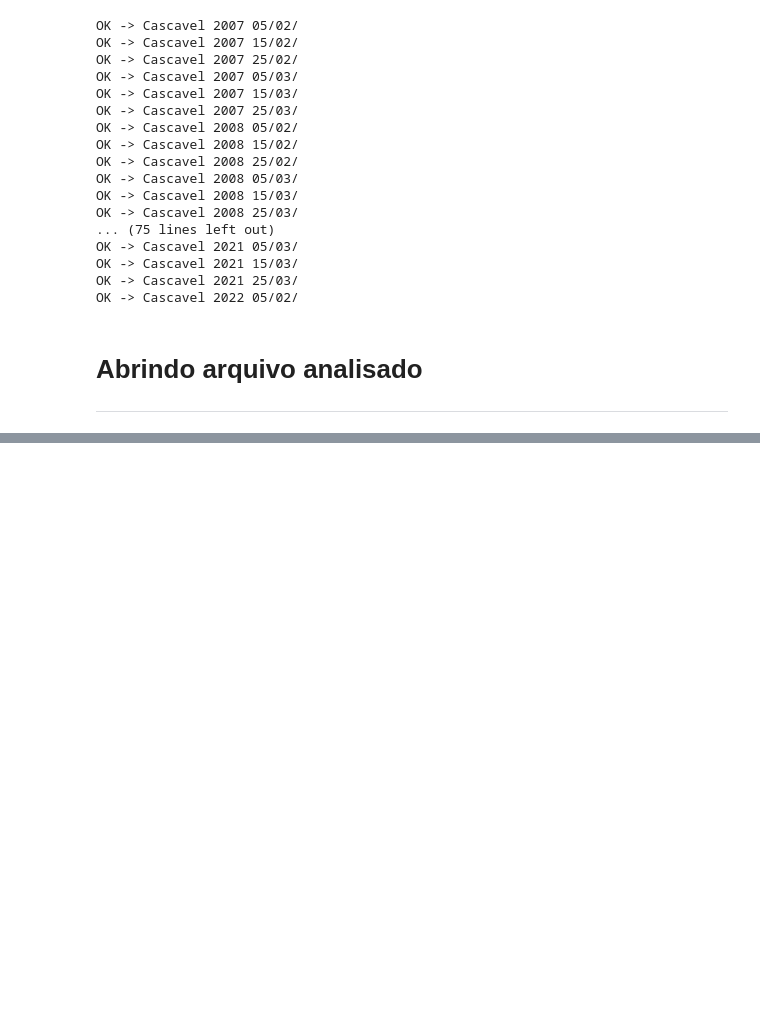
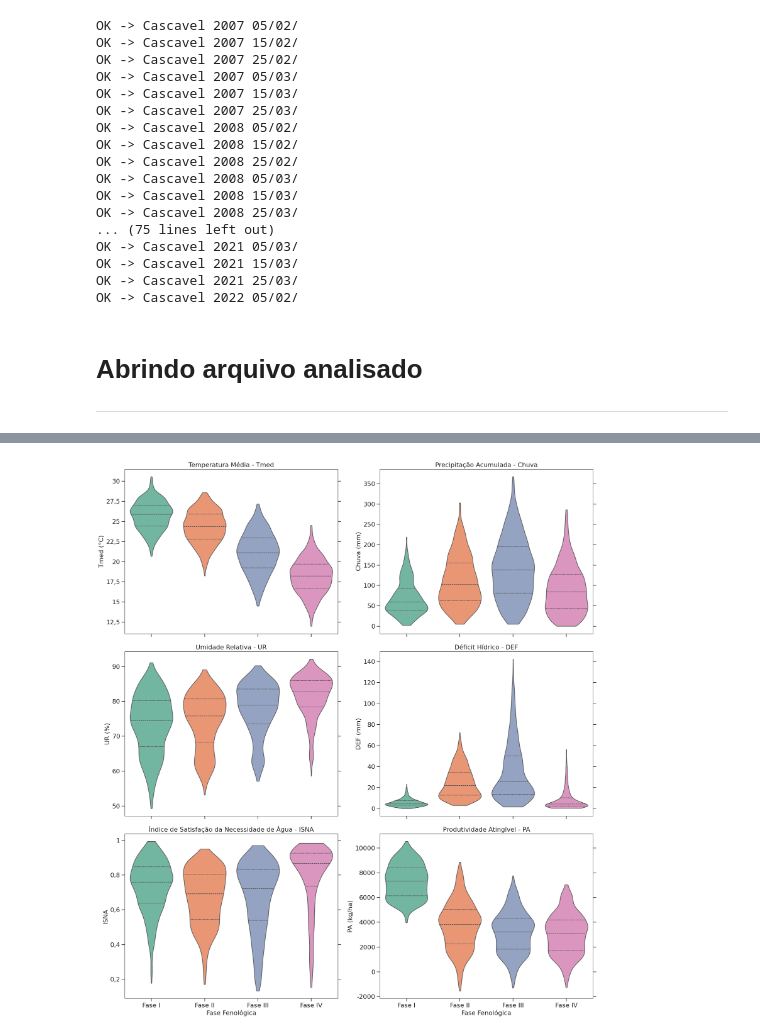
Before and after one commit to fcoliveira-utfpr/aquacrop_ml, a Jupyter notebook: 02_bh_cultura_milho.ipynb, the cells around one changed output, grey strips where cells are left out. Drawn from its saved outputs; the diff is of its cells as text; code cells hidden in the pictures; blank space fills up the shorter version.

```diff
--- a/02_bh_cultura_milho.ipynb
+++ b/02_bh_cultura_milho.ipynb
@@ -508,0 +516,96 @@ df = pd.read_csv(url)
+# %%
+import pandas as pd
+import seaborn as sns
+import matplotlib.pyplot as plt
+import matplotlib.ticker as mtick
+
+# =========================================================
+# 1. CONFIGURAÇÃO DE ESTILO (Fonte 16, sem negrito)
+# =========================================================
+sns.set_style("ticks")
+
+plt.rcParams.update({
+    'font.size': 16,
+    'axes.titlesize': 16,
+    'axes.labelsize': 16,
+    'xtick.labelsize': 16,
+    'ytick.labelsize': 16,
+    'legend.fontsize': 16,
+    'axes.labelweight': 'normal'
+})
+
+# =========================================================
+# 2. PREPARAÇÃO DOS DADOS
+# =========================================================
+df_plot = df.copy()
+
+# Mapeamento dos nomes das fases
+mapa_fases = {
+    '1': 'Fase I',
+    '2': 'Fase II',
+    '3': 'Fase III',
+    '4': 'Fase IV'
+}
+df_plot['Fase'] = df_plot['Fase'].astype(str).map(mapa_fases)
+
+# Definição dos 6 painéis (3x2)
+panels = [
+    ("Tmed", "Temperatura Média - Tmed", "Tmed (°C)"),
+    ("Chuva", "Precipitação Acumulada - Chuva", "Chuva (mm)"),
+    ("UR", "Umidade Relativa - UR", "UR (%)"),
+    ("DEF", "Déficit Hídrico - DEF", "DEF (mm)"),
+    ("ISNA", "Índice de Satisfação da Necessidade de Água - ISNA", "ISNA"),
+    ("PA", "Produtividade Atingível - PA", "PA (kg/ha)")
+]
+
+# Conversão e limpeza
+for var, _, _ in panels:
+    if df_plot[var].dtype == 'object':
+        df_plot[var] = df_plot[var].str.replace(',', '.').astype(float)
+
+# =========================================================
+# 3. CRIAÇÃO DO MULTIPLOT (3x2)
+# =========================================================
+fig, axes = plt.subplots(3, 2, figsize=(18, 20))
+axes = axes.flatten()
+
+palette = "Set2"
+
+for i, (var, title, ylabel) in enumerate(panels):
+    ax = axes[i]
+
+    sns.violinplot(
+        ax=ax,
+        data=df_plot,
+        x='Fase',
+        y=var,
+        hue='Fase',
+        palette=palette,
+        inner="quartile",
+        cut=0,
+        linewidth=1.5,
+        legend=False,
+        order=list(mapa_fases.values())
+    )
+
+    ax.set_title(title)
+    ax.set_ylabel(ylabel)
+
+    # Formatação com vírgula no eixo Y
+    ax.yaxis.set_major_formatter(mtick.FuncFormatter(lambda x, p: f'{x:g}'.replace('.', ',')))
+
+    # Labels de X apenas na última linha
+    if i < 4:
+        ax.set_xlabel("")
+        ax.set_xticklabels([])
+    else:
+        ax.set_xlabel("Fase Fenológica")
+
+    # Configuração dos Ticks
+    ax.tick_params(axis='both', which='both', direction='out', length=8, width=1.2,
+                   bottom=True, top=False, left=True, right=True)
+
+plt.tight_layout()
+plt.show()
+# %% [output]
+[figure, added]
```
Also changed, not shown: parts of 2 cells of this notebook.
